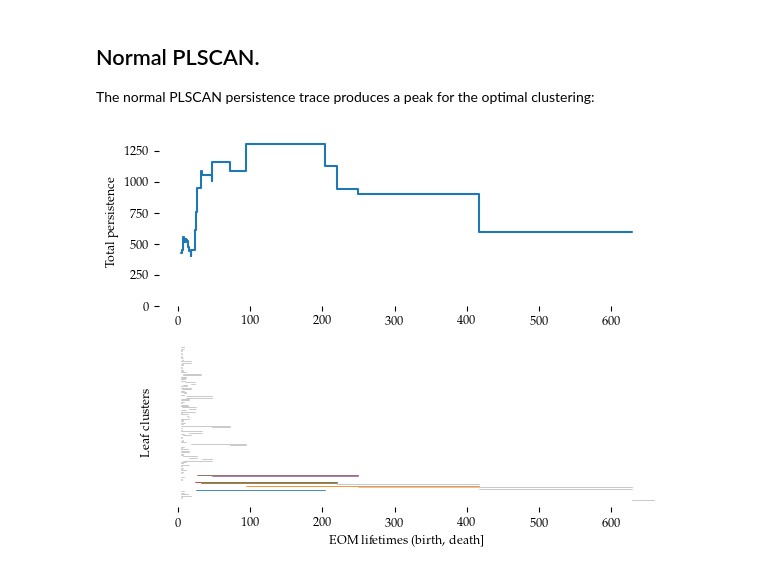
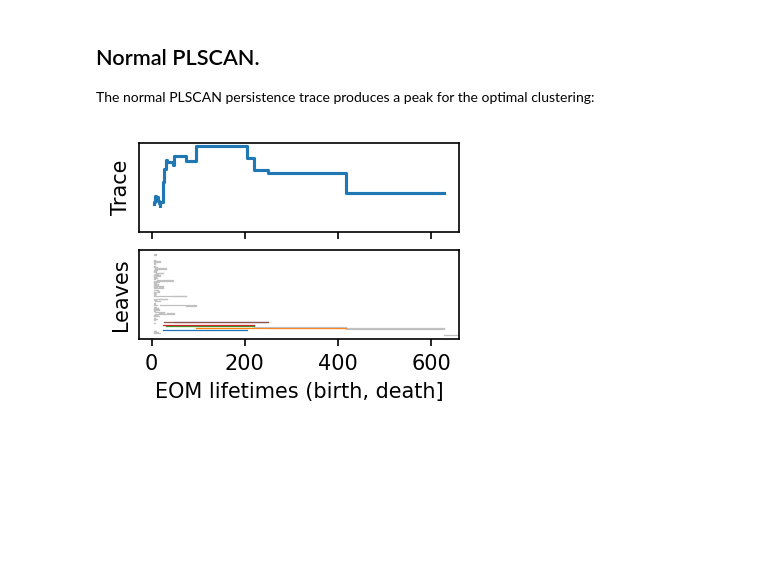
Before and after one commit to JelmerBot/fast_plscan, a Jupyter notebook: docs/_trial_persistence_pruning.ipynb, the cells around one changed output. Cells and saved outputs as stored; diff of their text form; code cells hidden in the pictures; blank space fills up the shorter version.

```diff
--- a/docs/_trial_persistence_pruning.ipynb
+++ b/docs/_trial_persistence_pruning.ipynb
@@ -6,6 +6,7 @@ rather than pruning by the cluster size, we can prune by persistence or excess
 of mass instead. This notebook explores these ideas.
 # %%
 import numpy as np
+import matplotlib.pyplot as plt
 from plscan import PLSCAN
 from plscan.plots import PersistenceTrace as PersistenceTracePlot
 from plscan._helpers import most_persistent_clusters
@@ -16,9 +17,8 @@ from plscan._api import (
     apply_size_cut,
 )
 
-from lib.plotting import *
-
-configure_matplotlib()  # uses latex for text rendering!
+plt.rcParams["figure.dpi"] = 150
+plt.rcParams["figure.figsize"] = (2.75, 0.618 * 2.75)
 data = np.load("data/clusterable/sources/clusterable_data.npy")
 # %% [markdown]
 Compute PLSCAN normally first, so we have data structures to work on.
@@ -200,7 +206,12 @@ the original PLSCAN with the persistence pruning from above.
 plt.subplot(2, 1, 1)
 PersistenceTracePlot(pt).plot()
 xlim = plt.xlim()
+xticks = [0, 2, 4, 6]
+plt.xticks(xticks)
+plt.yticks([])
+plt.gca().set_xticklabels([""] * len(xticks))
 plt.xlabel("")
+plt.ylabel("Trace")
 
 plt.subplot(2, 1, 2)
 cnt = 0
@@ -209,14 +220,15 @@ for k, (i, a) in enumerate(zip(min_eom, max_eom)):
         continue
     if k in c.selected_clusters_:
         idx = np.where(c.selected_clusters_ == k)[0][0]
-        plt.plot([i, a], [cnt, cnt], color=f"C{idx}", linewidth=.6)
+        plt.plot([i, a], [cnt, cnt], color=f"C{idx}", linewidth=0.6)
     else:
-        plt.plot([i, a], [cnt, cnt], color="silver", linewidth=.6)
+        plt.plot([i, a], [cnt, cnt], color="silver", linewidth=0.6)
     cnt += 1
 plt.xlim(xlim)
+plt.xticks(xticks)
 plt.xlabel("EOM lifetimes (birth, death]")
 plt.yticks([])
-plt.ylabel("Leaf clusters")
+plt.ylabel("Leaves")
 
 plt.show()
 # %% [output]
@@ -240,25 +252,31 @@ The normal PLSCAN persistence trace produces a peak for the optimal clustering:
 # %%
 plt.subplot(2, 1, 1)
 c.persistence_trace_.plot()
 xlim = plt.xlim()
+xticks = [0, 200, 400, 600]
+plt.xticks(xticks)
+plt.yticks([])
+plt.gca().set_xticklabels([""] * len(xticks))
 plt.xlabel("")
+plt.ylabel("Trace")
 
 plt.subplot(2, 1, 2)
 cnt = 0
 for k, (i, a) in enumerate(zip(c._leaf_tree.min_size, c._leaf_tree.max_size)):
     if i >= a:
         continue
     if k in c.selected_clusters_:
         idx = np.where(c.selected_clusters_ == k)[0][0]
         plt.plot([i, a], [cnt, cnt], color=f"C{idx}", linewidth=0.6)
     else:
         plt.plot([i, a], [cnt, cnt], color="silver", linewidth=0.6)
     cnt += 1
 plt.xlim(xlim)
+plt.xticks(xticks)
 plt.xlabel("EOM lifetimes (birth, death]")
 plt.yticks([])
-plt.ylabel("Leaf clusters")
+plt.ylabel("Leaves")
 
 plt.show()
 # %% [output]
-[figure, old version]
+[figure, new version]
```
Also changed, not shown: parts of 5 cells of this notebook, 37 other files.
